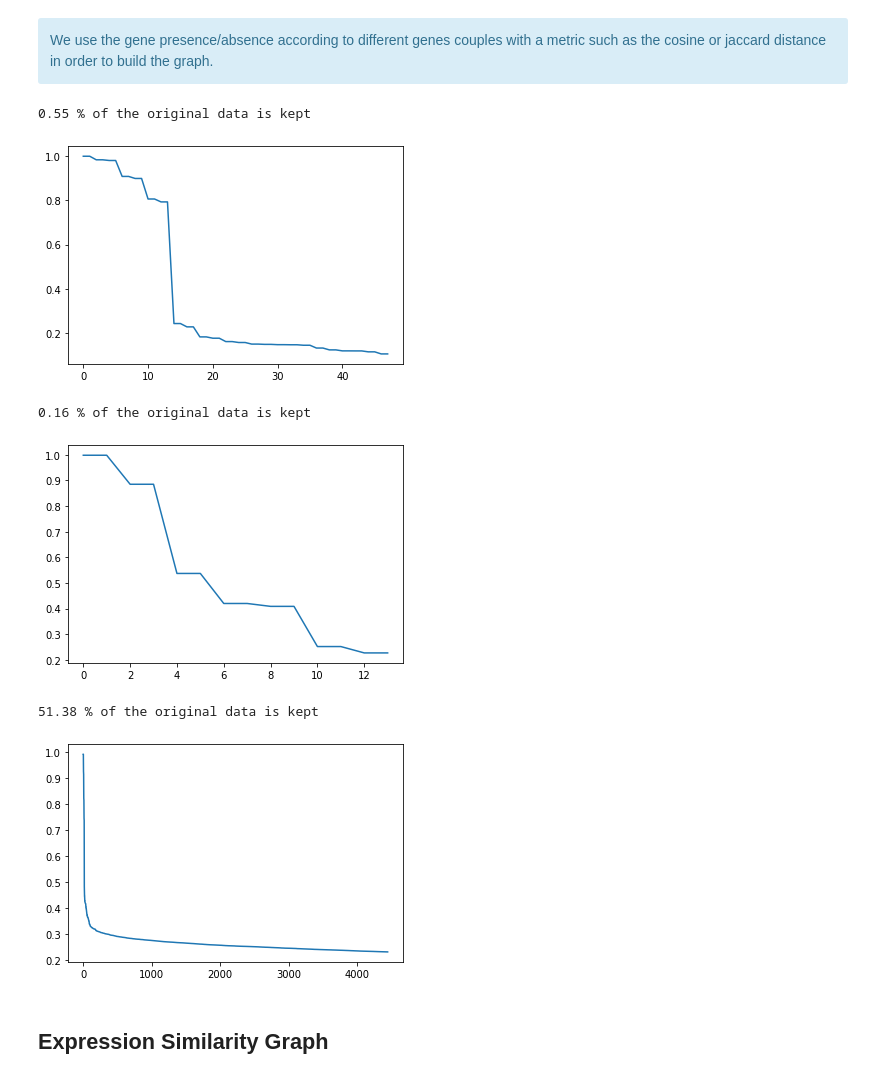
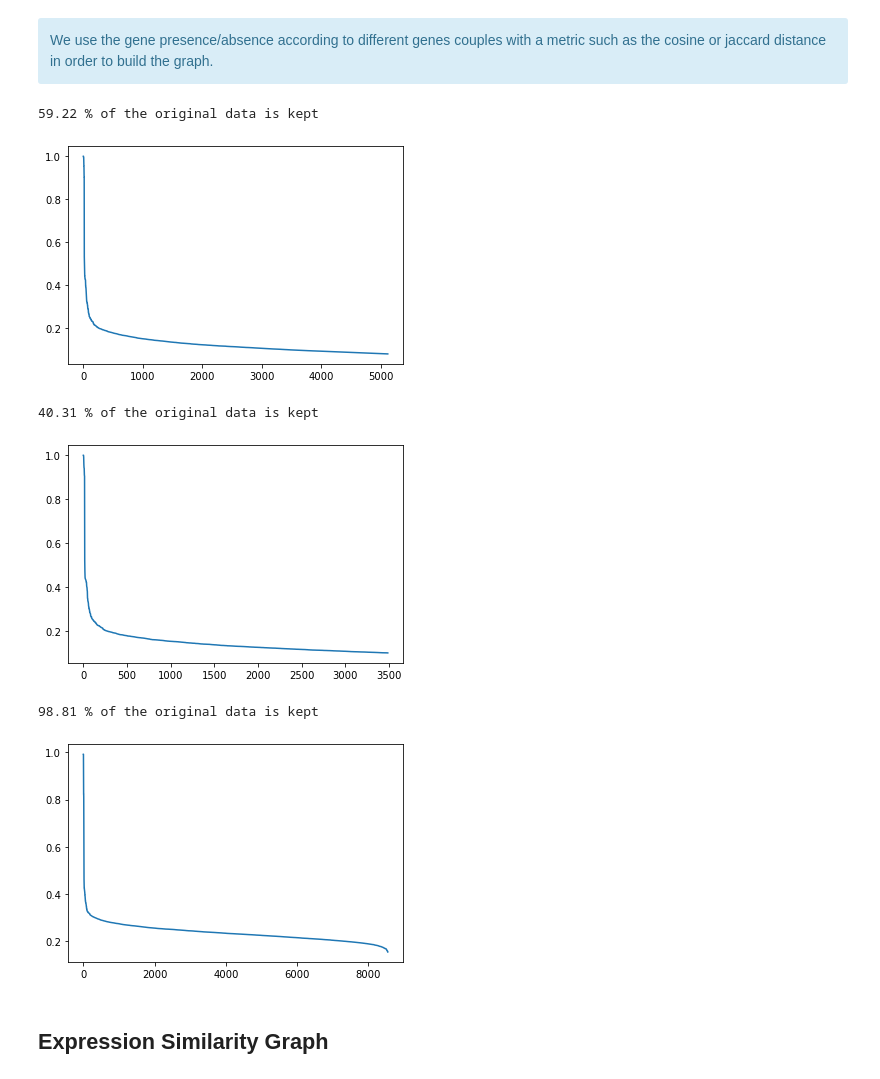
Before and after one commit to raphaelreiss/Network_tour_of_mice_genetics, a Jupyter notebook: Graph_Analysis_Mice_Genetics.ipynb, the cells around one changed output. Drawn from its saved outputs; the diff is of its cells as text; code cells hidden in the pictures.

```diff
--- a/Graph_Analysis_Mice_Genetics.ipynb
+++ b/Graph_Analysis_Mice_Genetics.ipynb
@@ -101,23 +101,23 @@ def plot_distrib(adjacency):
 We use the gene presence/absence according to different genes couples with a metric such as the cosine or jaccard distance in order to build the graph.
 </div>
 # %%
-k = epsilon_similarity_graph(genotype_df.values,sigma = 0.3,epsilon = 0.1,metric = 'cosine')
+k = epsilon_similarity_graph(genotype_df.values,sigma = 0.45,epsilon = 0.08,metric = 'cosine')
 plot_distrib(k)
 # %% [output]
-0.55 % of the original data is kept
+59.22 % of the original data is kept
-[figure, old version]
+[figure, new version]
 # %%
-k = epsilon_similarity_graph(genotype_df.values,sigma = 0.06,epsilon = 0.001,metric = 'hamming')
+k = epsilon_similarity_graph(genotype_df.values,sigma = 0.23,epsilon = 0.1,metric = 'hamming')
 plot_distrib(k)
 # %% [output]
-0.16 % of the original data is kept
+40.31 % of the original data is kept
-[figure, old version]
+[figure, new version]
 # %%
-k = epsilon_similarity_graph(genotype_df.values,sigma = 70,epsilon = 0.23,metric = 'euclidean')
+k = epsilon_similarity_graph(genotype_df.values,sigma = 70,epsilon = 0.15,metric = 'euclidean')
 plot_distrib(k)
 # %% [output]
-51.38 % of the original data is kept
+98.81 % of the original data is kept
-[figure, old version]
+[figure, new version]
 # %% [markdown]
 ## Expression Similarity Graph
 # %% [markdown]
```
Also changed, not shown: parts of 20 cells of this notebook.
